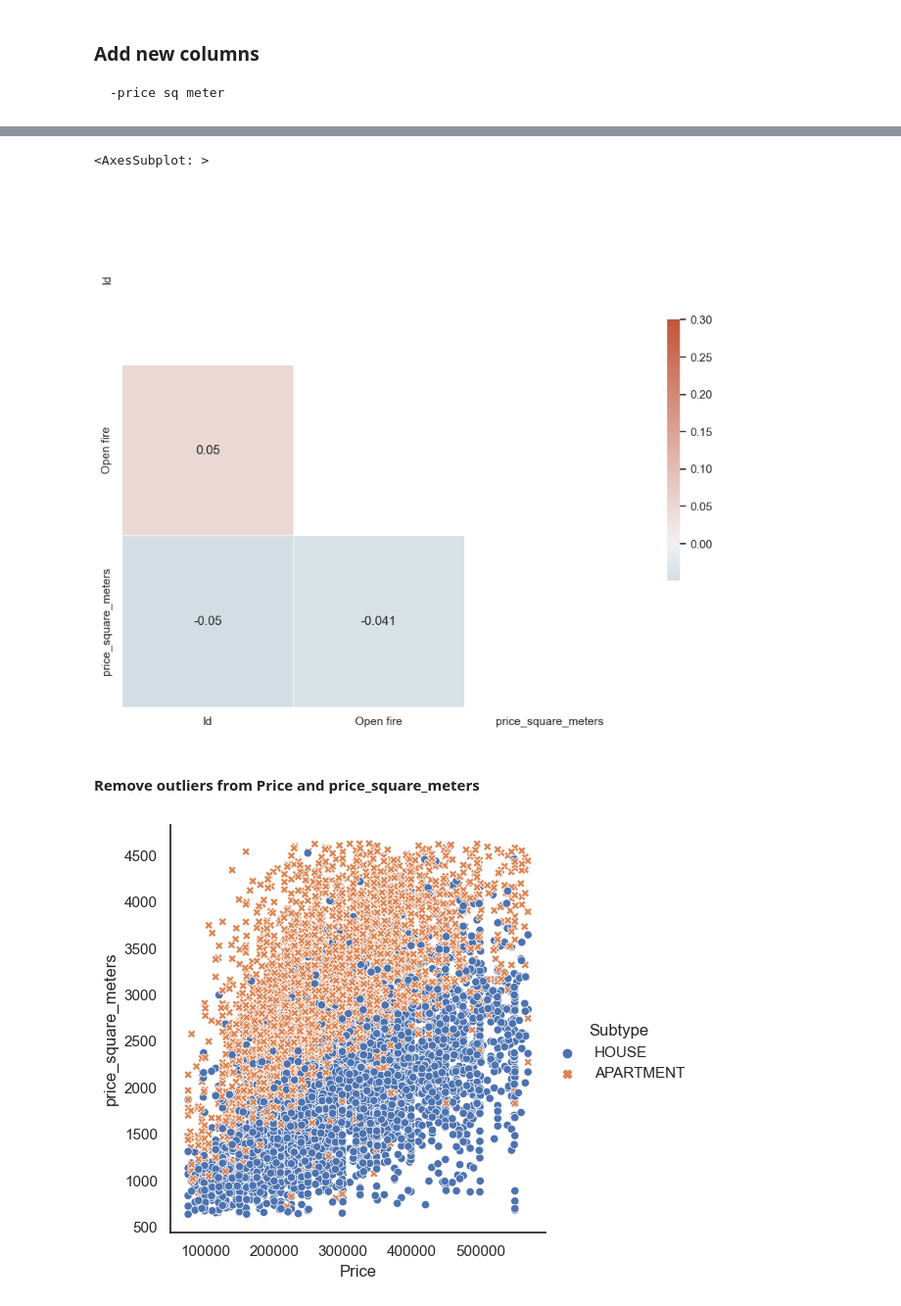
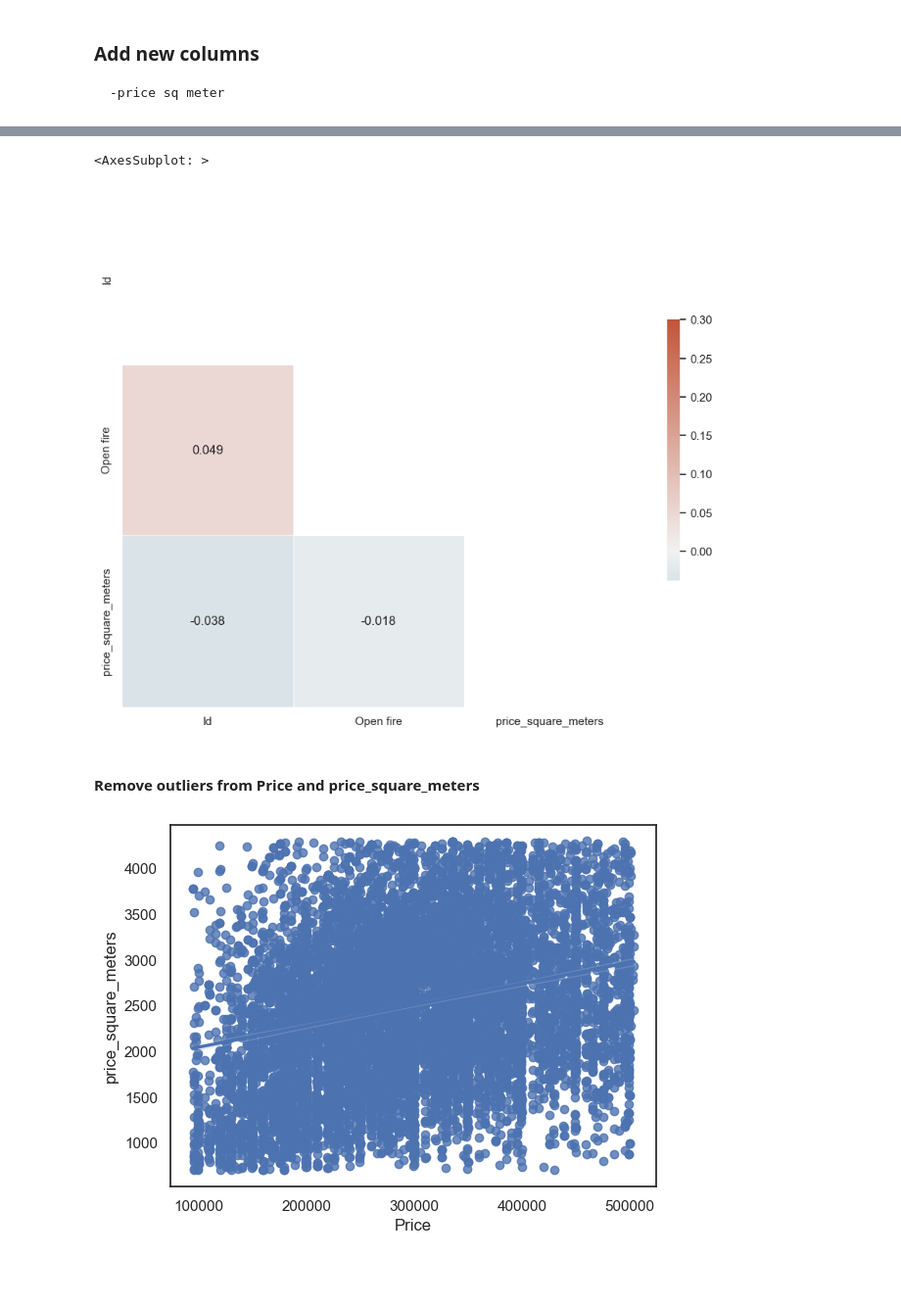
Before and after one commit to Laverdure77/immo_Eliza_Data_Analysis, a Jupyter notebook: main.ipynb, the cells around one changed output, grey strips where cells are left out. Shown at 98% size. Saved outputs shown, nothing was run; the diff lists cells and outputs as text; code cells hidden in the pictures; blank space fills up the shorter version.

```diff
--- a/main.ipynb
+++ b/main.ipynb
@@ -108,10 +92,10 @@ array(['HOUSE', 'APARTMENT'], dtype=object)
 3. Check subtype: remove all unnecessary subtypes.
 Only keep Houses and Apartment subtype for the analysis
 # %%
-# Define array with the value of Subtype to keep.
-array = ["HOUSE", "APARTMENT"]
-# Drop all rows where subtype is not in the array
-data.drop(data.loc[~data['Subtype'].isin(array)].index, inplace=True)
+# # Define array with the value of Subtype to keep.
+# array = ["HOUSE", "APARTMENT"]
+# # Drop all rows where subtype is not in the array
+# data.drop(data.loc[~data['Subtype'].isin(array)].index, inplace=True)
 
 data['Subtype'].unique()
 # %% [output]
@@ -175,29 +164,25 @@ sns.heatmap(corr, mask=mask, cmap=cmap, vmax=.3, center=0,
             square=True, linewidths=.5, cbar_kws={"shrink": .5}, annot=True)
 # %% [output]
 <AxesSubplot: >
-[figure, old version]
+[figure, new version]
 # %% [markdown]
 #### Remove outliers from Price and price_square_meters
 # %%
-
-
 
 q1_price , q3_price = data['Price'].quantile([0.25,0.75])
 iqr_price = q3_price - q1_price
 q1_pricesqm , q3_pricesqm = data['price_square_meters'].quantile([0.25,0.75])
 iqr_pricesqm = q3_pricesqm - q1_pricesqm
 
 iqr_coef = 1
 data = data[(data['Price'] > (q1_price - iqr_coef*iqr_price)) & (data['Price'] < ((q3_price + iqr_coef*iqr_price)))]
 data = data[(data['price_square_meters'] > (q1_pricesqm - iqr_coef*iqr_pricesqm)) & (data['price_square_meters'] < ((q3_pricesqm + iqr_coef*iqr_pricesqm)))]
 # data['Living area'].dtypes
 # data['price_square_meters'].dtypes
-g_price = sns.relplot(x='Price', y='price_square_meters',hue='Subtype',hue_order=['HOUSE','APARTMENT'], kind='scatter', style="Subtype", style_order=['HOUSE','APARTMENT'],  data=data)
+# g_price = sns.relplot(x='Price', y='price_square_meters',hue='Subtype',hue_order=['HOUSE','APARTMENT'], kind='scatter',  data=data)
+g_price = sns.regplot(x='Price', y='price_square_meters',  data=data)
 
 g_price
 plt.show()
-
-
-# g_price.set(xlim=(0,10000))
 # %% [output]
-[figure, old version]
+[figure, new version]
```
Also changed, not shown: parts of 10 cells of this notebook, 7 other files.
